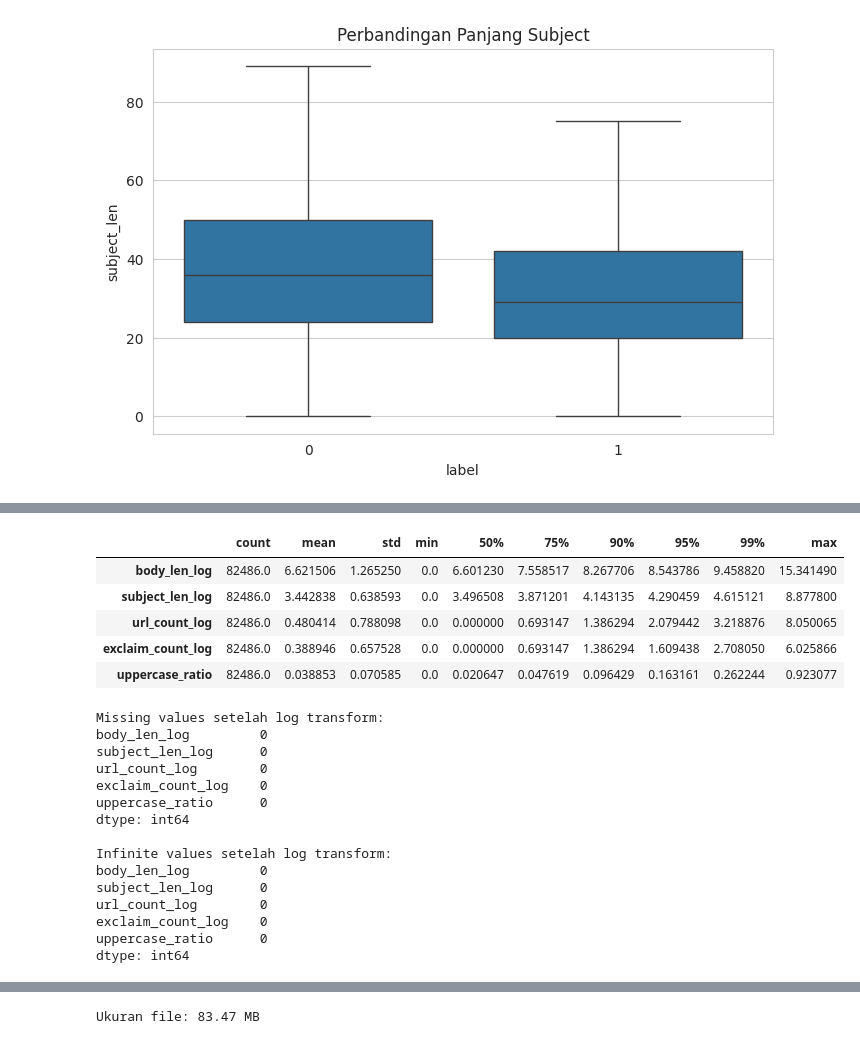
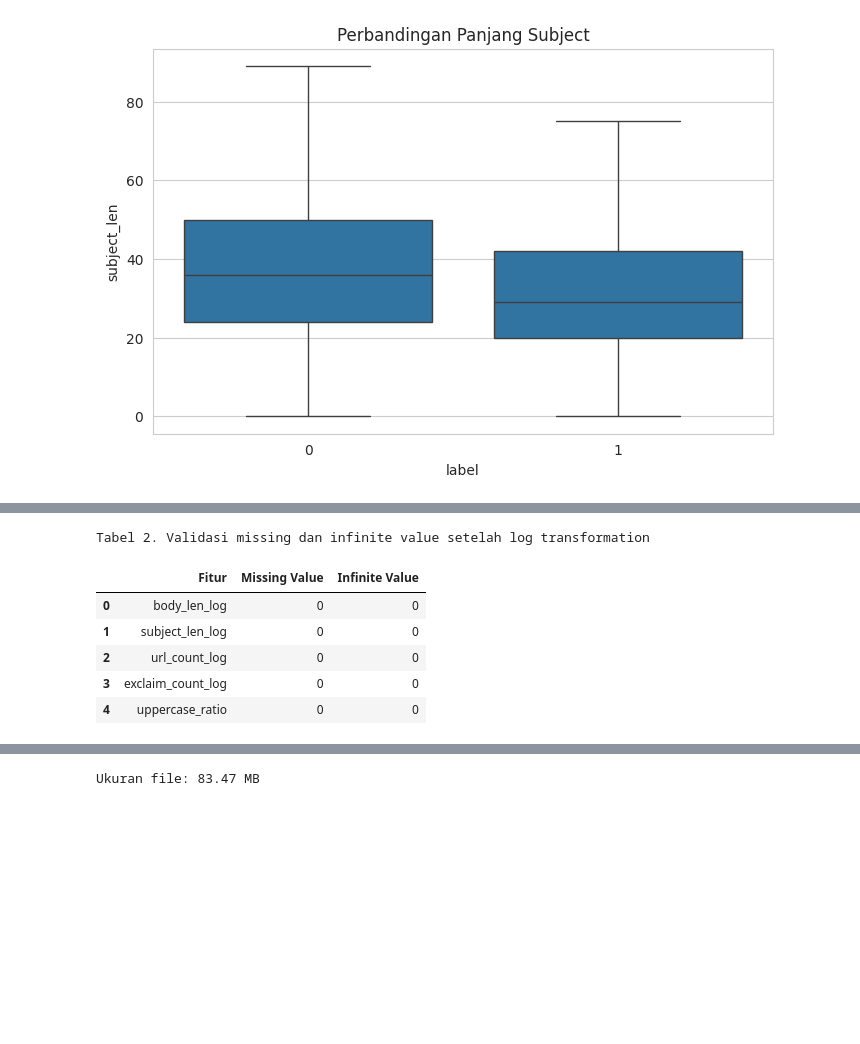
Before and after one commit to syiffac/Machine-Learning-Project_Email-Phising-Detection, a Jupyter notebook: Project_ML_Email_Spam_Detection_Aisyah_Syifa_H1D023043.ipynb, the cells around one changed output, grey strips where cells are left out. Saved outputs shown, nothing was run; the diff lists cells and outputs as text; code cells hidden in the pictures; blank space fills up the shorter version.

```diff
--- a/Project_ML_Email_Spam_Detection_Aisyah_Syifa_H1D023043.ipynb
+++ b/Project_ML_Email_Spam_Detection_Aisyah_Syifa_H1D023043.ipynb
@@ -503,13 +699,20 @@ display(url_by_label)
 # %%
-# Log Transformation untuk mengurangi efek outlier numerik
+# STEP 5 - Log Transformation untuk Mengurangi Efek Outlier
+
+import numpy as np
+import pandas as pd
+from IPython.display import display
+
+# ==========================
+# 1. Log Transformation
+# ==========================
 
 df_prep["body_len_log"] = np.log1p(df_prep["body_len"])
 df_prep["subject_len_log"] = np.log1p(df_prep["subject_len"])
 df_prep["url_count_log"] = np.log1p(df_prep["url_count"])
 df_prep["exclaim_count_log"] = np.log1p(df_prep["exclaim_count"])
 
-from IPython.display import display
-
+# uppercase_ratio tidak di-log karena nilainya sudah berada pada rentang 0 sampai 1
 log_features = [
     "body_len_log",
     "subject_len_log",
@@ -518,17 +721,38 @@ log_features = [
     "uppercase_ratio"
 ]
 
-display(df_prep[log_features].head())
 
-display(
-    df_prep[log_features].describe(
-        percentiles=[0.5, 0.75, 0.9, 0.95, 0.99]
-    ).T
+# ==========================
+# 2. Statistik Deskriptif Setelah Log Transformation
+# ==========================
+
+log_feature_stats = (
+    df_prep[log_features]
+    .describe(percentiles=[0.5, 0.75, 0.9, 0.95, 0.99])
+    .T
 )
 
-print("Missing values setelah log transform:")
-print(df_prep[log_features].isnull().sum())
+log_feature_stats = log_feature_stats[
+    ["count", "mean", "std", "min", "50%", "75%", "90%", "95%", "99%", "max"]
+].round(3)
 
-print("\nInfinite values setelah log transform:")
-print(np.isinf(df_prep[log_features]).sum())
+print("Tabel 1. Statistik fitur setelah log transformation")
+display(log_feature_stats)
+
+
+# ==========================
+# 3. Validasi Missing dan Infinite Values
+# ==========================
+
+quality_check_log = pd.DataFrame({
+    "Fitur": log_features,
+    "Missing Value": df_prep[log_features].isnull().sum().values,
+    "Infinite Value": np.isinf(df_prep[log_features]).sum().values
+})
+
+print("Tabel 2. Validasi missing dan infinite value setelah log transformation")
+display(quality_check_log)
+
+# Simpan checkpoint sebelum text cleaning
+df_before_text_cleaning = df_prep.copy()
 # %% [output]
@@ -541,22 +766,8 @@ print(np.isinf(df_prep[log_features]).sum())
+Tabel 2. Validasi missing dan infinite value setelah log transformation
-|  | count | mean | std | min | 50% | 75% | 90% | 95% | 99% | max |
-| body_len_log | 82486.0 | 6.621506 | 1.265250 | 0.0 | 6.601230 | 7.558517 | 8.267706 | 8.543786 | 9.458820 | 15.341490 |
-| subject_len_log | 82486.0 | 3.442838 | 0.638593 | 0.0 | 3.496508 | 3.871201 | 4.143135 | 4.290459 | 4.615121 | 8.877800 |
-| url_count_log | 82486.0 | 0.480414 | 0.788098 | 0.0 | 0.000000 | 0.693147 | 1.386294 | 2.079442 | 3.218876 | 8.050065 |
-| exclaim_count_log | 82486.0 | 0.388946 | 0.657528 | 0.0 | 0.000000 | 0.693147 | 1.386294 | 1.609438 | 2.708050 | 6.025866 |
-| uppercase_ratio | 82486.0 | 0.038853 | 0.070585 | 0.0 | 0.020647 | 0.047619 | 0.096429 | 0.163161 | 0.262244 | 0.923077 |
+|  | Fitur | Missing Value | Infinite Value |
+| 0 | body_len_log | 0 | 0 |
+| 1 | subject_len_log | 0 | 0 |
+| 2 | url_count_log | 0 | 0 |
+| 3 | exclaim_count_log | 0 | 0 |
+| 4 | uppercase_ratio | 0 | 0 |
-Missing values setelah log transform:
-body_len_log         0
-subject_len_log      0
-url_count_log        0
-exclaim_count_log    0
-uppercase_ratio      0
-dtype: int64
-
-Infinite values setelah log transform:
-body_len_log         0
-subject_len_log      0
-url_count_log        0
-exclaim_count_log    0
-uppercase_ratio      0
-dtype: int64
 # %%
```
Also changed, not shown: parts of 18 cells of this notebook.
